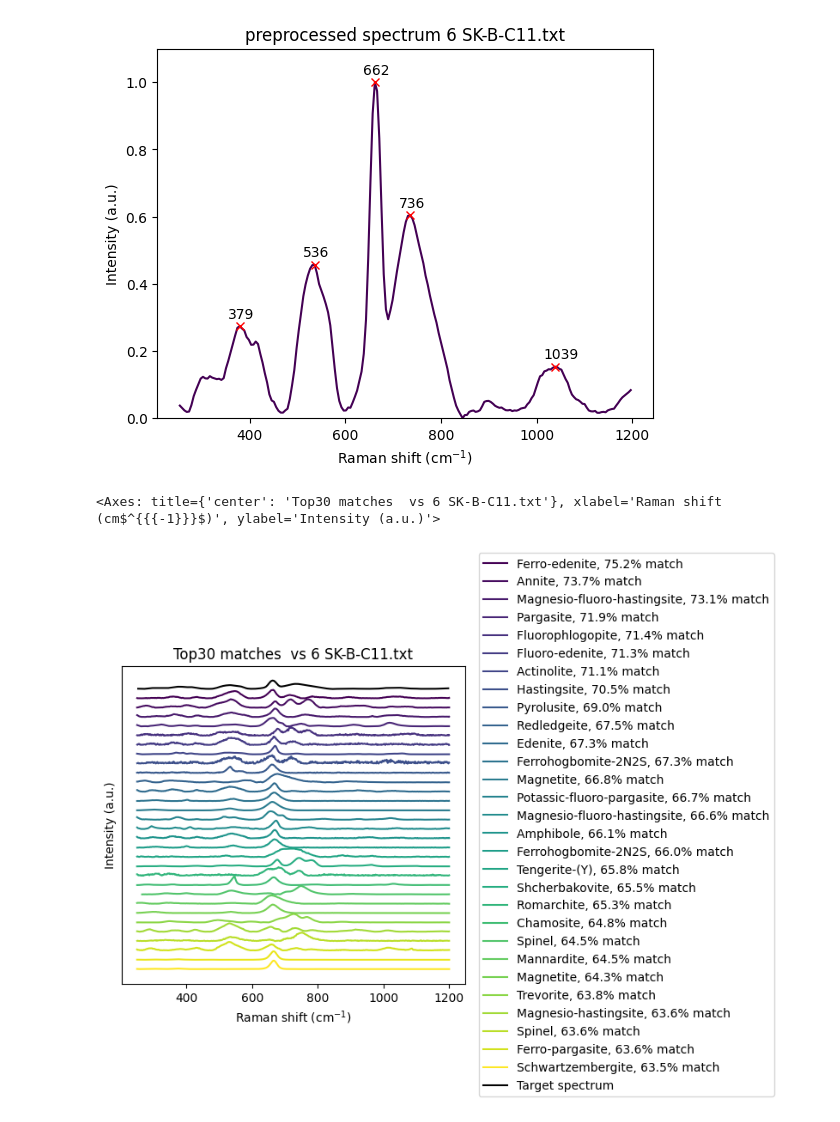
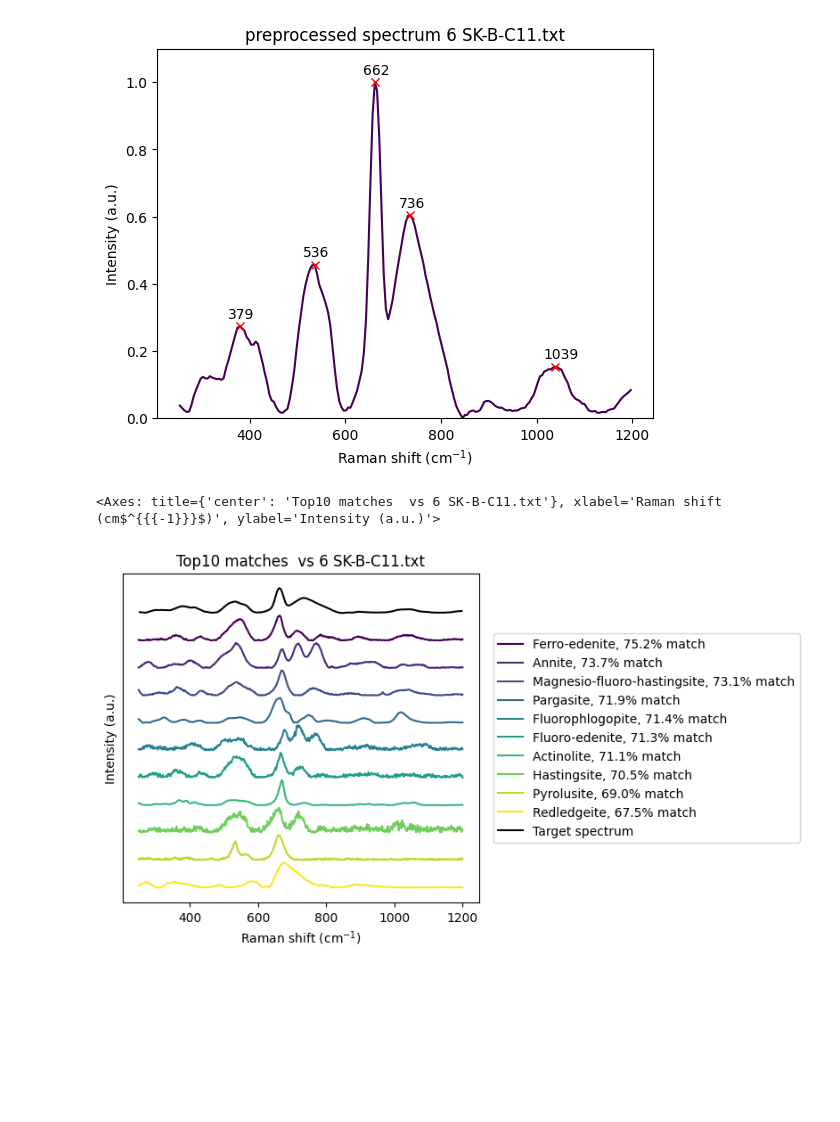
Before and after one commit to cljdevitre/raman-peak-id, a Jupyter notebook: Files/raman_ID_redo.ipynb, the cells around one changed output. Drawn from its saved outputs; the diff is of its cells as text; code cells hidden in the pictures; blank space fills up the shorter version.

```diff
--- a/Files/raman_ID_redo.ipynb
+++ b/Files/raman_ID_redo.ipynb
@@ -161,25 +169,26 @@ preprocessed_peaks = rp.plot.peaks(preprocessed_unknown_spectrum, plot_type='sep
 # %%
 ## This calculates the similarity
 database=local_rruff_pp
 plot_type='single stacked'
 target_spectrum=preprocessed_unknown_spectrum
 
-N=30
+N=10
 similarity_scores = []
 for index, spectrum in enumerate(database[0]):
     similarity = spectral_similarity(target_spectrum, spectrum)
     similarity_scores.append((index, similarity))
 
+sim1=similarity_scores.copy()
 similarity_scores.sort(key=lambda x: x[1], reverse=True)
 top_matches = similarity_scores[:N]
 
 
 rp.plot.spectra([database[0][index] for index,_ in top_matches],
                 label=[database[1][index]['##NAMES']+f", {similarity*100:.1f}% match" for index,similarity in top_matches],
                 plot_type=plot_type)
 
 rp.plot.spectra(target_spectrum, label="Target spectrum", color='k',title=f"Top{N} matches  vs {filename}")
 # %% [output]
-<Axes: title={'center': 'Top30 matches  vs 6 SK-B-C11.txt'}, xlabel='Raman shift (cm$^{{{-1}}}$)', ylabel='Intensity (a.u.)'>
+<Axes: title={'center': 'Top10 matches  vs 6 SK-B-C11.txt'}, xlabel='Raman shift (cm$^{{{-1}}}$)', ylabel='Intensity (a.u.)'>
-[figure, old version]
+[figure, new version]
 # %%
```
Also changed, not shown: parts of 11 cells of this notebook.
